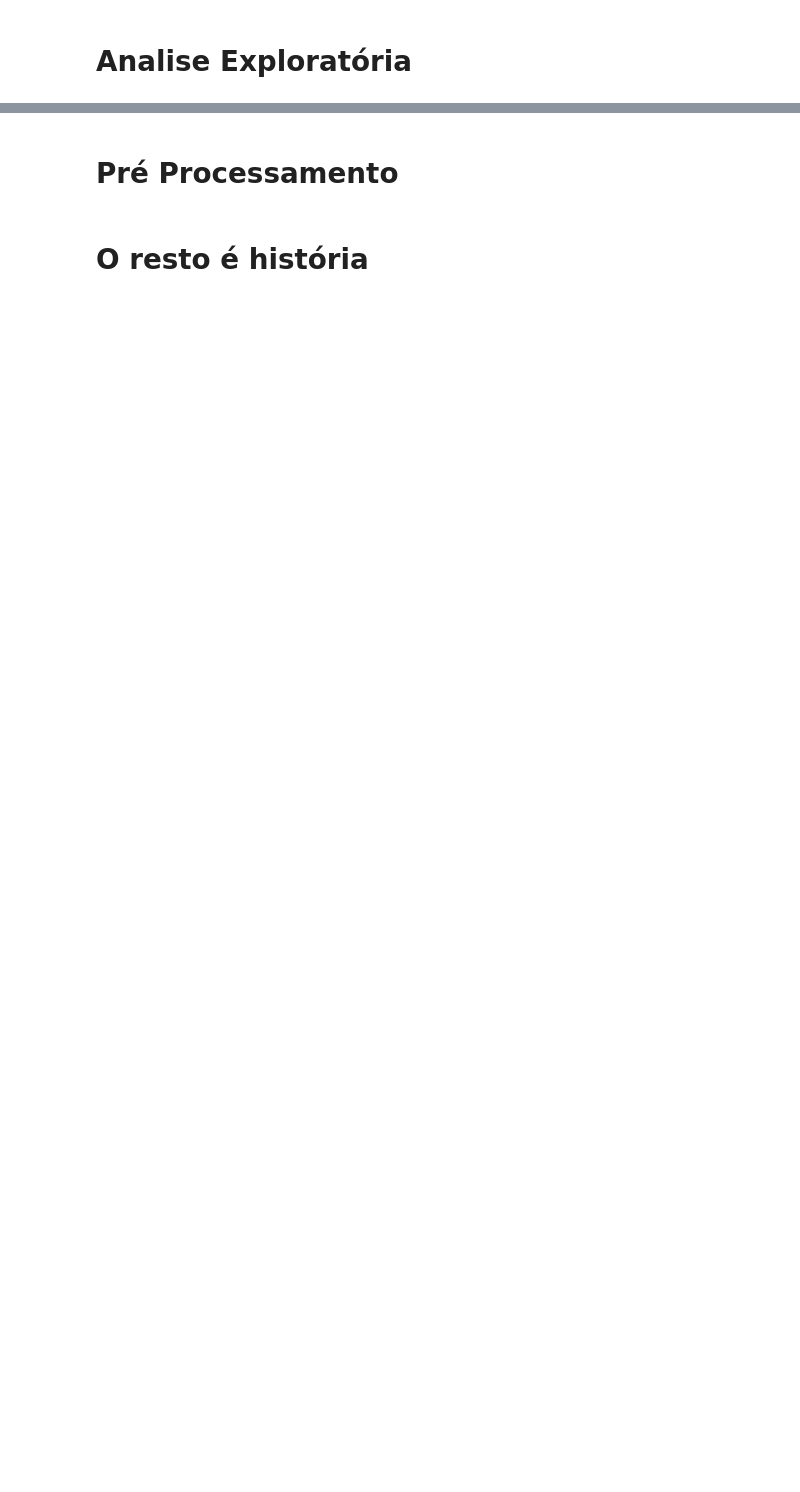
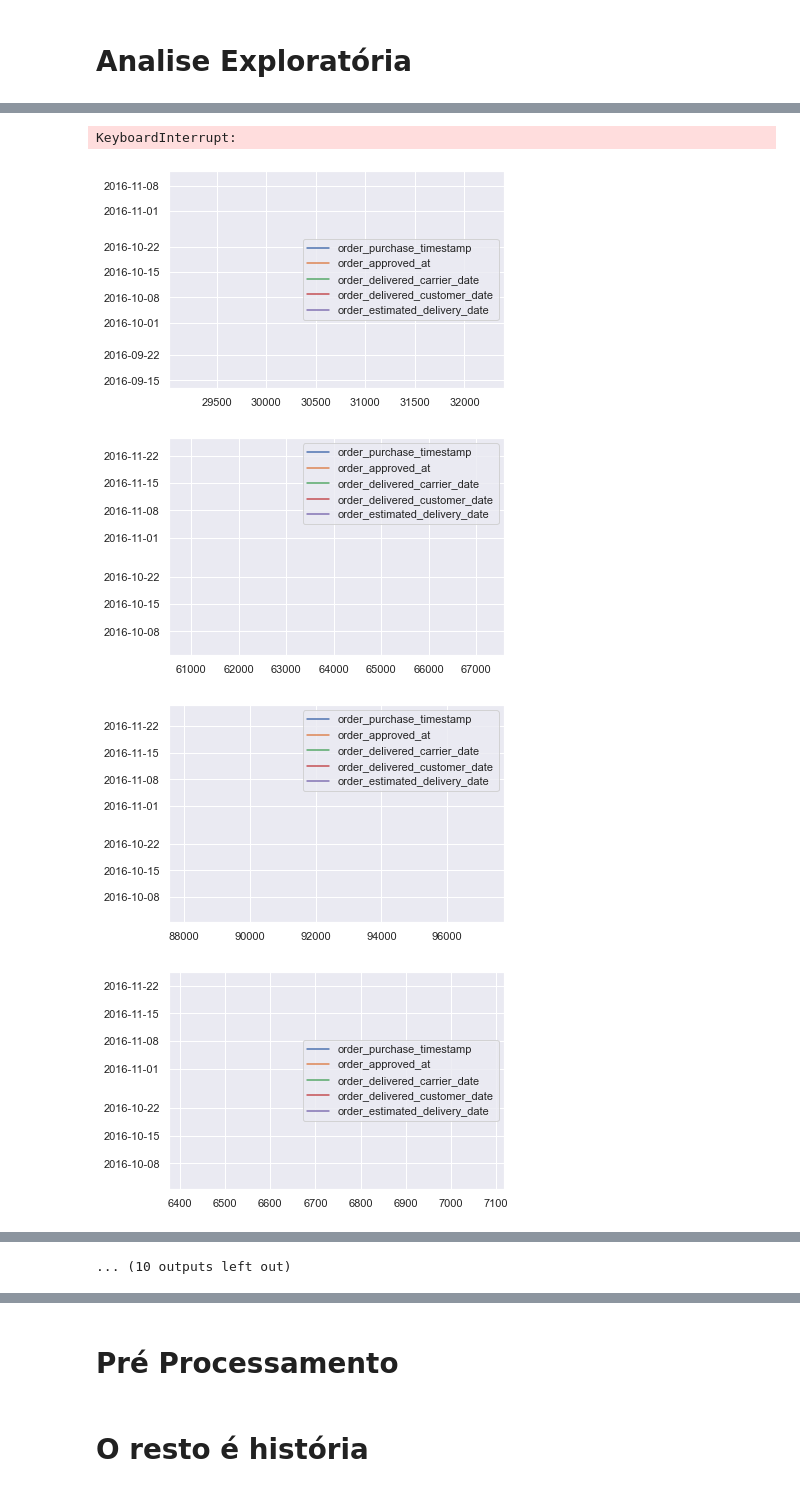
Before and after one commit to Herikc2/Brazilian-E-Commerce-Olist, a Jupyter notebook: docs/main.ipynb, the cells around one changed output, grey strips where cells are left out. Saved outputs shown, nothing was run; the diff lists cells and outputs as text; code cells hidden in the pictures; blank space fills up the shorter version.

```diff
--- a/docs/main.ipynb
+++ b/docs/main.ipynb
@@ -42,2 +66,12 @@ Bases separadas para cada problema de negócio? Ou a mesma?
+# %%
+# Carregamento de todos datasets
+dtCustomers = pd.read_csv('../data/olist_customers_dataset.csv', encoding = 'utf8')
+dtGeolocation = pd.read_csv('../data/olist_geolocation_dataset.csv', encoding = 'utf8')
+dtOrderItems = pd.read_csv('../data/olist_order_items_dataset.csv', encoding = 'utf8')
+dtOrderPayments = pd.read_csv('../data/olist_order_payments_dataset.csv', encoding = 'utf8')
+dtOrderReviews = pd.read_csv('../data/olist_order_reviews_dataset.csv', encoding = 'utf8')
+dtOrders = pd.read_csv('../data/olist_orders_dataset.csv', encoding = 'utf8')
+dtProducts = pd.read_csv('../data/olist_products_dataset.csv', encoding = 'utf8')
+dtSellers = pd.read_csv('../data/olist_sellers_dataset.csv', encoding = 'utf8')
 # %% [markdown]
 # Analise Exploratória
@@ -43,0 +102,11 @@ Bases separadas para cada problema de negócio? Ou a mesma?
+# %%
+# Colunas do tipo data
+dateColumns = ['order_purchase_timestamp', 'order_approved_at', 'order_delivered_carrier_date',\
+               'order_delivered_customer_date', 'order_estimated_delivery_date']
+
+# Dataset de analise temporal
+dtOrdersAjustado = dtOrders.copy()
+# %%
+# Convertendo columas de data para date
+for col in dateColumns:
+    dtOrdersAjustado[col] = pd.to_datetime(dtOrdersAjustado[col], format = '%Y-%m-%d %H:%M:%S')
@@ -43,0 +179,3 @@ Bases separadas para cada problema de negócio? Ou a mesma?
+# %%
+# Dropando valores NA
+dtOrdersAjustado = dtOrdersAjustado.dropna()
@@ -43,0 +196,8 @@ Bases separadas para cada problema de negócio? Ou a mesma?
+# %%
+dtOrdersAjustado.groupby('order_approved_at').plot(kind = 'line')
+# %% [output]
+KeyboardInterrupt:
+[figure, added]
+[figure, added]
+[figure, added]
+[figure, added]
@@ -43,0 +211 @@ Bases separadas para cada problema de negócio? Ou a mesma?
+... (10 outputs left out)
```
Also changed, not shown: parts of 19 cells of this notebook.
